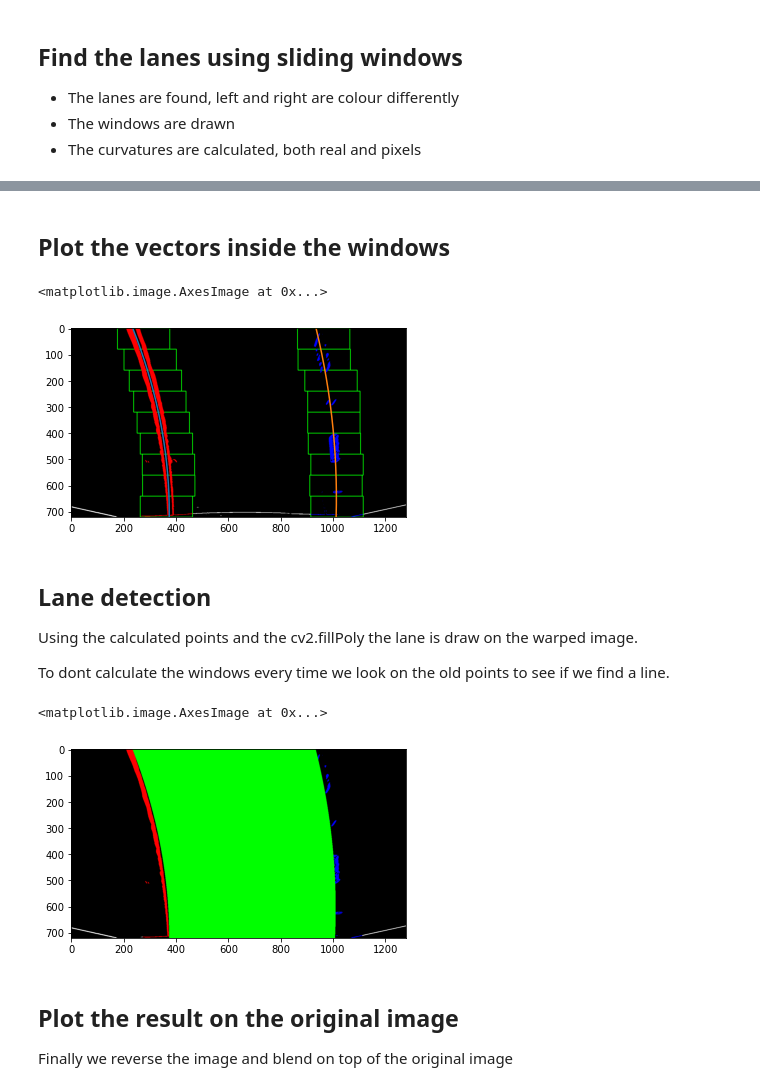
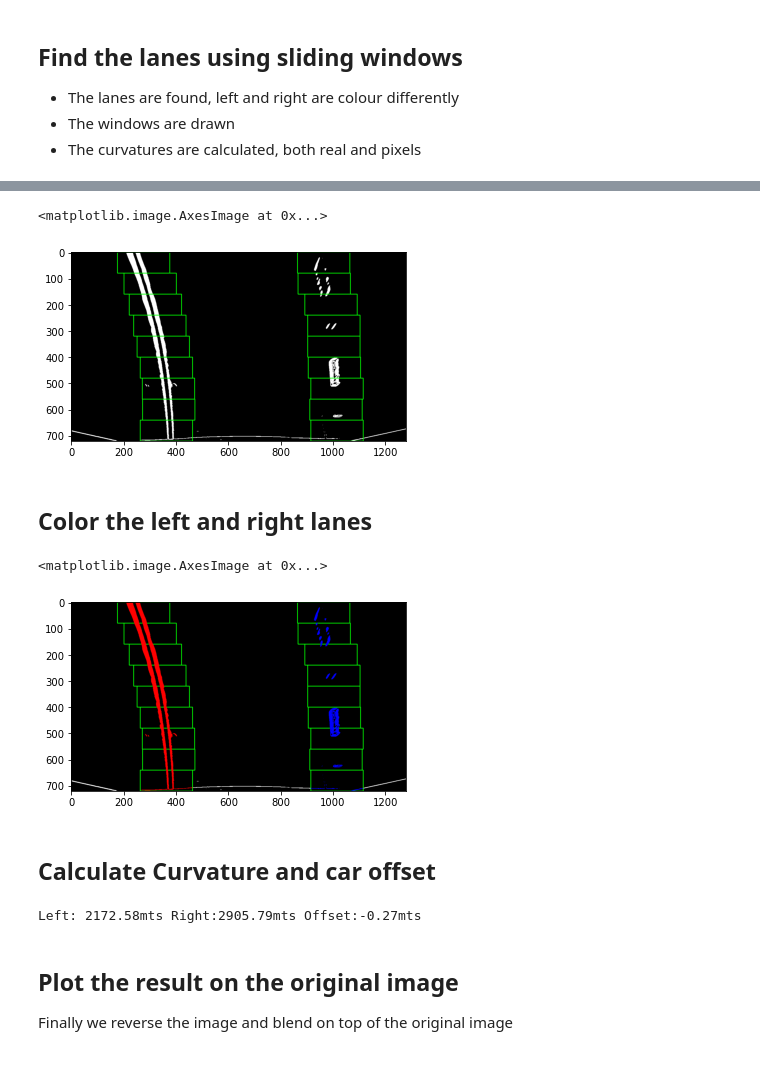
Before and after one commit to hurtadosanti/AdvancedLaneDetection, a Jupyter notebook: Pipeline.ipynb, the cells around one changed output, grey strips where cells are left out. Cells and saved outputs as stored; diff of their text form; code cells hidden in the pictures.

Commit message:
refactor(finder): Refactor lane finder class

```diff
--- a/Pipeline.ipynb
+++ b/Pipeline.ipynb
@@ -18,8 +18,7 @@ c.load_calibration('././camera_cal/')
 ## Read the image and undistorted base on the camera calibration
 # %%
 img = cv2.imread('test_images/test2.jpg')
-undistort,mtx,dist =c.undistort_image(img)
-
+undistort =c.undistort_image(img)
 # Plotting
 f, (ax1, ax2) = plt.subplots(1, 2, figsize=(40, 20))
 f.tight_layout()
@@ -35,7 +34,7 @@ plt.subplots_adjust(left=0., right=1, top=0.9, bottom=0.)
 Using the sobel algorithm to find the derivates and gradients, also use the hsv color space to avoid having issues between yellow and white lanes.
 # %%
 warped, reverse = image_utility.warp_image(undistort,140,470,100)
-combined_binary,s_binary = thresholds.highlight_features(warped,7,(50,150),(50,200),(0.5,np.pi/2),(80,200))
+combined_binary = thresholds.highlight_features(warped,7,(50,150),(50,200),(0.5,np.pi/2),(80,200))
 
 # Plotting
 f, (ax1, ax2) = plt.subplots(1, 2, figsize=(40, 20))
@@ -74,24 +61,29 @@ plt.imshow(lanes.out_image)
-# %% [markdown]
-## Plot the vectors inside the windows
-# %%
-plot_y, left_fit_x, right_fit_x= lanes.generate_plotting_values()
-plt.plot(left_fit_x,plot_y)
-plt.plot(right_fit_x,plot_y)
-plt.imshow(lanes.out_image)
-# %% [output]
-<matplotlib.image.AxesImage at 0x...>
-[figure, removed]
-# %% [markdown]
-## Lane detection
-Using the calculated points and the cv2.fillPoly the lane is draw on the warped image.
-
-To dont calculate the windows every time we look on the old points to see if we find a line.
+# %%
+l = finder.LaneFinder()
+left_x, left_y, right_x, right_y = l.find_lanes_windows(combined_binary)
+plt.imshow(l.inspection_image)
+# %% [output]
+<matplotlib.image.AxesImage at 0x...>
+[figure, added]
+# %% [markdown]
+## Color the left and right lanes
+# %%
+res, plot_y, left_fit_x, right_fit_x,left_fit,right_fit = l.plot_polylines(combined_binary)
+plt.imshow(l.inspection_image)
+# %% [output]
+<matplotlib.image.AxesImage at 0x...>
+[figure, added]
+# %% [markdown]
+## Calculate Curvature and car offset
+# %%
+real_curvature = image_utility.measure_curvature_real(plot_y,left_fit,right_fit)
+pos = image_utility.measure_vehicle_distance(img.shape[0], img.shape[1], left_fit, right_fit)
+print(f'Left: {real_curvature[0]:.2f}mts Right:{real_curvature[1]:.2f}mts Offset:{pos:.2f}mts')
+# %% [output]
+Left: 2172.58mts Right:2905.79mts Offset:-0.27mts
 # %%
-window_lanes, result_img, left_line_pts, right_line_pts = lanes.search_around_poly(combined_binary)
+result_img = l.search_around_polylines(combined_binary)
 plt.imshow(result_img)
-# %% [output]
-<matplotlib.image.AxesImage at 0x...>
-[figure, removed]
 # %% [markdown]
 ##  Plot the result on the original image
 Finally we reverse the image and blend on top of the original image
```
Also changed, not shown: parts of 3 cells of this notebook, 4 other files.
